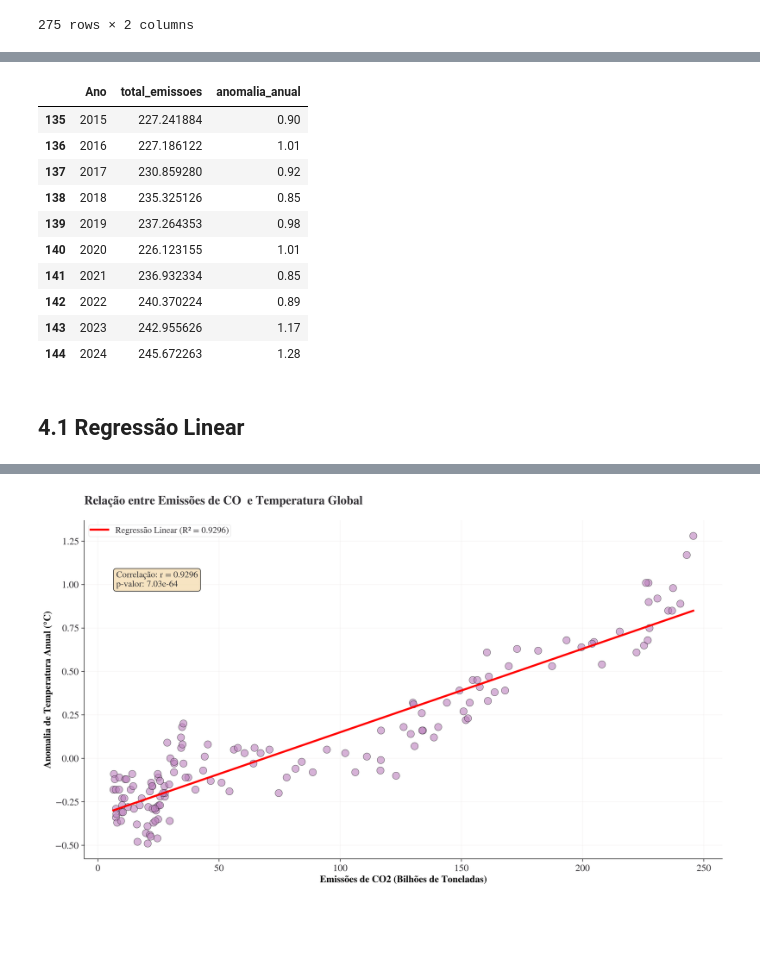
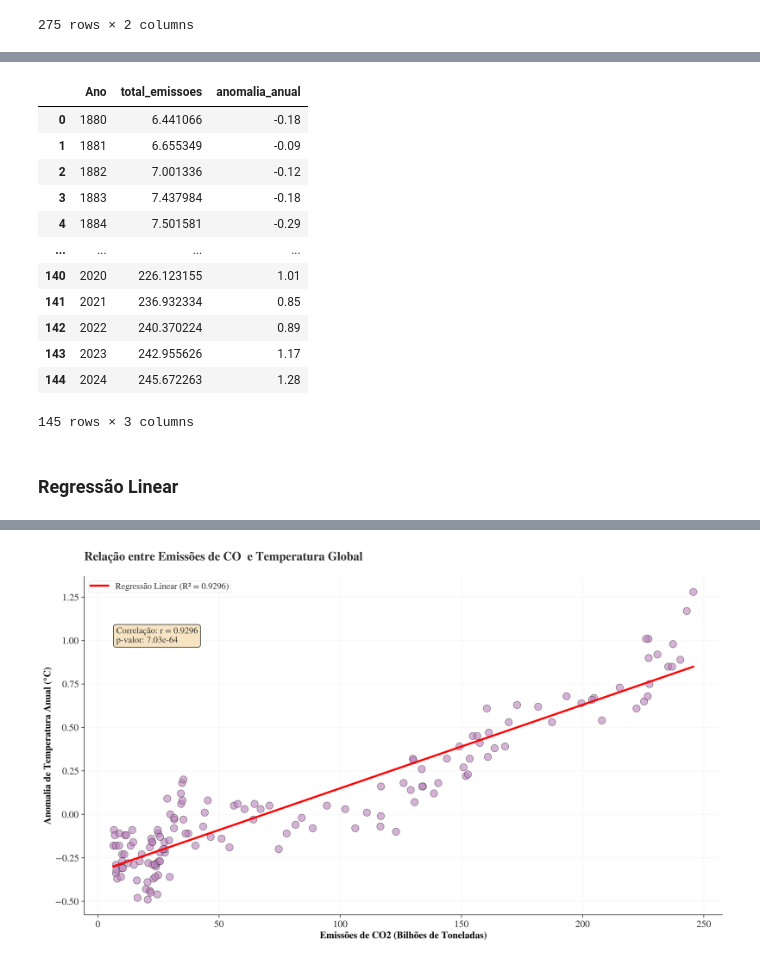
Before and after one commit to Guguinha383/analise-anomalia_temp-co2, a Jupyter notebook: anomalia_temp_global.ipynb, the cells around one changed output, grey strips where cells are left out. Drawn from its saved outputs; the diff is of its cells as text; code cells hidden in the pictures; blank space fills up the shorter version.

```diff
--- a/anomalia_temp_global.ipynb
+++ b/anomalia_temp_global.ipynb
@@ -469,20 +449,22 @@ plt.show()
 # %%
 df_temp_co2 = pd.merge(df_co2, df, on="Ano")
-df_temp_co2[["Ano", "total_emissoes", "anomalia_anual"]].tail(10)
+df_temp_co2[["Ano", "total_emissoes", "anomalia_anual"]]
 # %% [output]
 |  | Ano | total_emissoes | anomalia_anual |
-| 135 | 2015 | 227.241884 | 0.90 |
-| 136 | 2016 | 227.186122 | 1.01 |
-| 137 | 2017 | 230.859280 | 0.92 |
-| 138 | 2018 | 235.325126 | 0.85 |
-| 139 | 2019 | 237.264353 | 0.98 |
+| 0 | 1880 | 6.441066 | -0.18 |
+| 1 | 1881 | 6.655349 | -0.09 |
+| 2 | 1882 | 7.001336 | -0.12 |
+| 3 | 1883 | 7.437984 | -0.18 |
+| 4 | 1884 | 7.501581 | -0.29 |
+| ... | ... | ... | ... |
 | 140 | 2020 | 226.123155 | 1.01 |
 | 141 | 2021 | 236.932334 | 0.85 |
 | 142 | 2022 | 240.370224 | 0.89 |
 | 143 | 2023 | 242.955626 | 1.17 |
 | 144 | 2024 | 245.672263 | 1.28 |
+145 rows × 3 columns
 # %% [markdown]
-## 4.1 Regressão Linear
+### Regressão Linear
 # %%
 y = df_temp_co2['anomalia_anual']
 X = df_temp_co2['total_emissoes']
```
Also changed, not shown: parts of 35 cells of this notebook.
